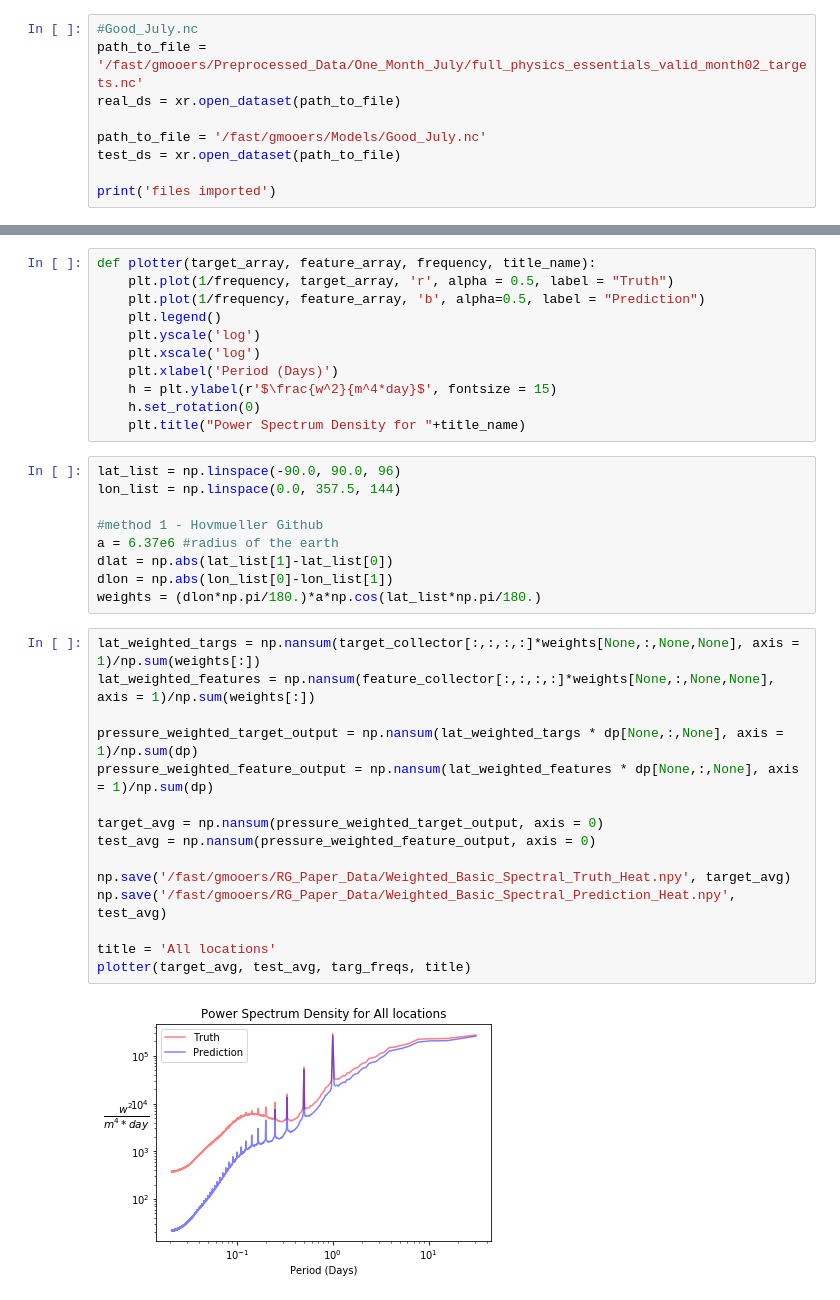
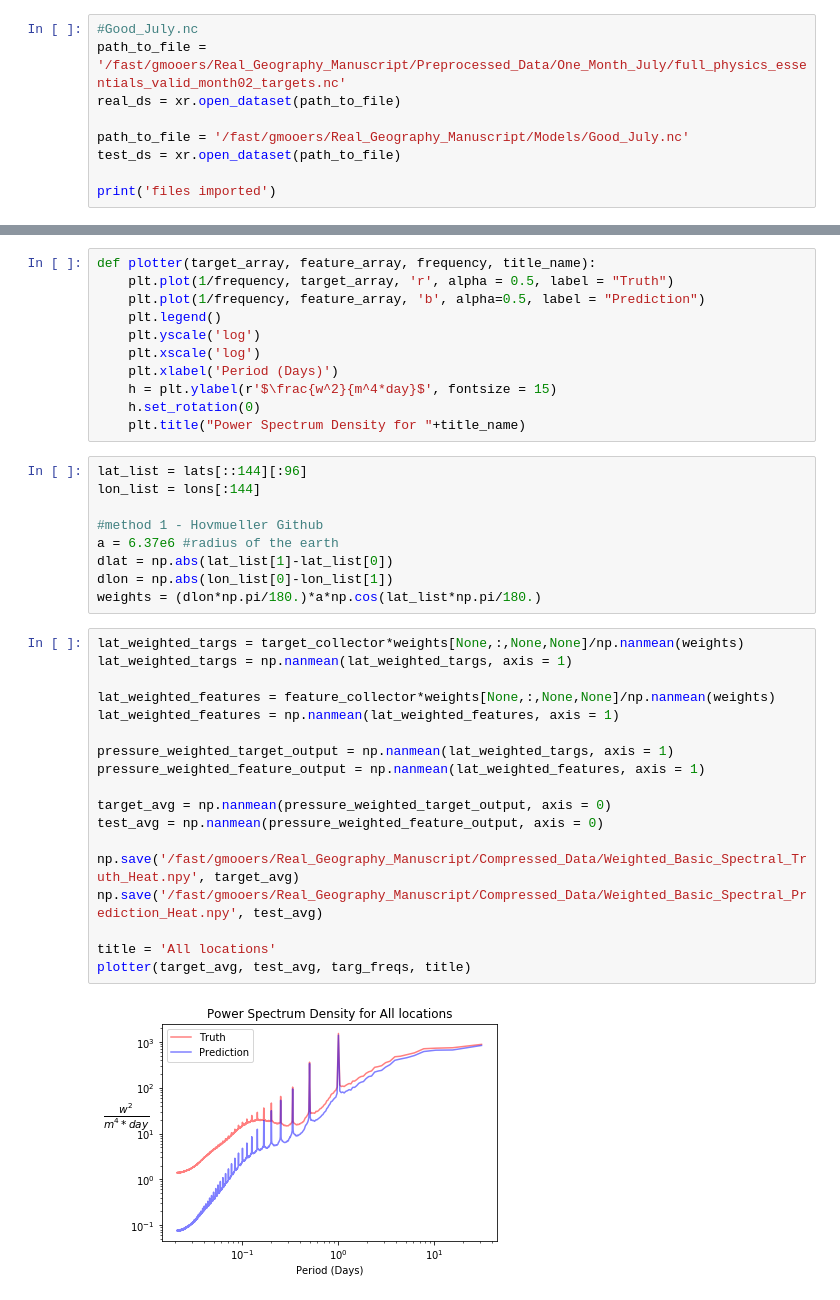
Before and after one commit to gmooers96/Real_Geography_Manuscript, a Jupyter notebook: Paper_PSD_Heating.ipynb, the cells around one changed output, grey strips where cells are left out. Drawn from its saved outputs; the diff is of its cells as text.

Commit message:
Final Figures

```diff
--- a/Paper_PSD_Heating.ipynb
+++ b/Paper_PSD_Heating.ipynb
@@ -21,10 +21,10 @@ bm = Basemap()
 The dedent function was deprecated in Matplotlib 3.1 and will be removed in 3.3. Use inspect.cleandoc instead.
 # %%
 #Good_July.nc
-path_to_file = '/fast/gmooers/Preprocessed_Data/One_Month_July/full_physics_essentials_valid_month02_targets.nc'
+path_to_file = '/fast/gmooers/Real_Geography_Manuscript/Preprocessed_Data/One_Month_July/full_physics_essentials_valid_month02_targets.nc'
 real_ds = xr.open_dataset(path_to_file)
 
-path_to_file = '/fast/gmooers/Models/Good_July.nc'
+path_to_file = '/fast/gmooers/Real_Geography_Manuscript/Models/Good_July.nc'
 test_ds = xr.open_dataset(path_to_file)
 
 print('files imported')
@@ -141,8 +141,8 @@ def plotter(target_array, feature_array, frequency, title_name):
     h.set_rotation(0)
     plt.title("Power Spectrum Density for "+title_name)
 # %%
-lat_list = np.linspace(-90.0, 90.0, 96)
-lon_list = np.linspace(0.0, 357.5, 144)
+lat_list = lats[::144][:96]
+lon_list = lons[:144]
 
 #method 1 - Hovmueller Github
 a = 6.37e6 #radius of the earth
@@ -150,19 +150,22 @@ dlat = np.abs(lat_list[1]-lat_list[0])
 dlon = np.abs(lon_list[0]-lon_list[1])
 weights = (dlon*np.pi/180.)*a*np.cos(lat_list*np.pi/180.)
 # %%
-lat_weighted_targs = np.nansum(target_collector[:,:,:,:]*weights[None,:,None,None], axis = 1)/np.sum(weights[:])
-lat_weighted_features = np.nansum(feature_collector[:,:,:,:]*weights[None,:,None,None], axis = 1)/np.sum(weights[:])
+lat_weighted_targs = target_collector*weights[None,:,None,None]/np.nanmean(weights)
+lat_weighted_targs = np.nanmean(lat_weighted_targs, axis = 1)
 
-pressure_weighted_target_output = np.nansum(lat_weighted_targs * dp[None,:,None], axis = 1)/np.sum(dp)
-pressure_weighted_feature_output = np.nansum(lat_weighted_features * dp[None,:,None], axis = 1)/np.sum(dp)
+lat_weighted_features = feature_collector*weights[None,:,None,None]/np.nanmean(weights)
+lat_weighted_features = np.nanmean(lat_weighted_features, axis = 1)
 
-target_avg = np.nansum(pressure_weighted_target_output, axis = 0)
-test_avg = np.nansum(pressure_weighted_feature_output, axis = 0)
+pressure_weighted_target_output = np.nanmean(lat_weighted_targs, axis = 1)
+pressure_weighted_feature_output = np.nanmean(lat_weighted_features, axis = 1)
 
-np.save('/fast/gmooers/RG_Paper_Data/Weighted_Basic_Spectral_Truth_Heat.npy', target_avg)
-np.save('/fast/gmooers/RG_Paper_Data/Weighted_Basic_Spectral_Prediction_Heat.npy', test_avg)
+target_avg = np.nanmean(pressure_weighted_target_output, axis = 0)
+test_avg = np.nanmean(pressure_weighted_feature_output, axis = 0)
+
+np.save('/fast/gmooers/Real_Geography_Manuscript/Compressed_Data/Weighted_Basic_Spectral_Truth_Heat.npy', target_avg)
+np.save('/fast/gmooers/Real_Geography_Manuscript/Compressed_Data/Weighted_Basic_Spectral_Prediction_Heat.npy', test_avg)
 
 title = 'All locations'
 plotter(target_avg, test_avg, targ_freqs, title)
 # %% [output]
-[figure, old version]
+[figure, new version]
```
Also changed, not shown: parts of 13 cells of this notebook, 10 other files.
